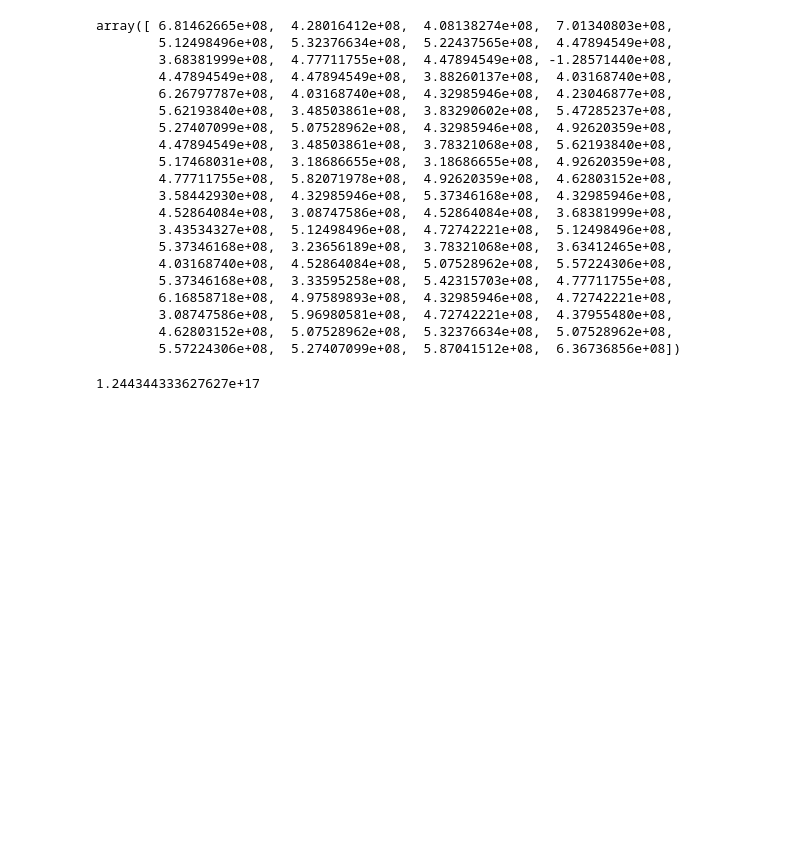
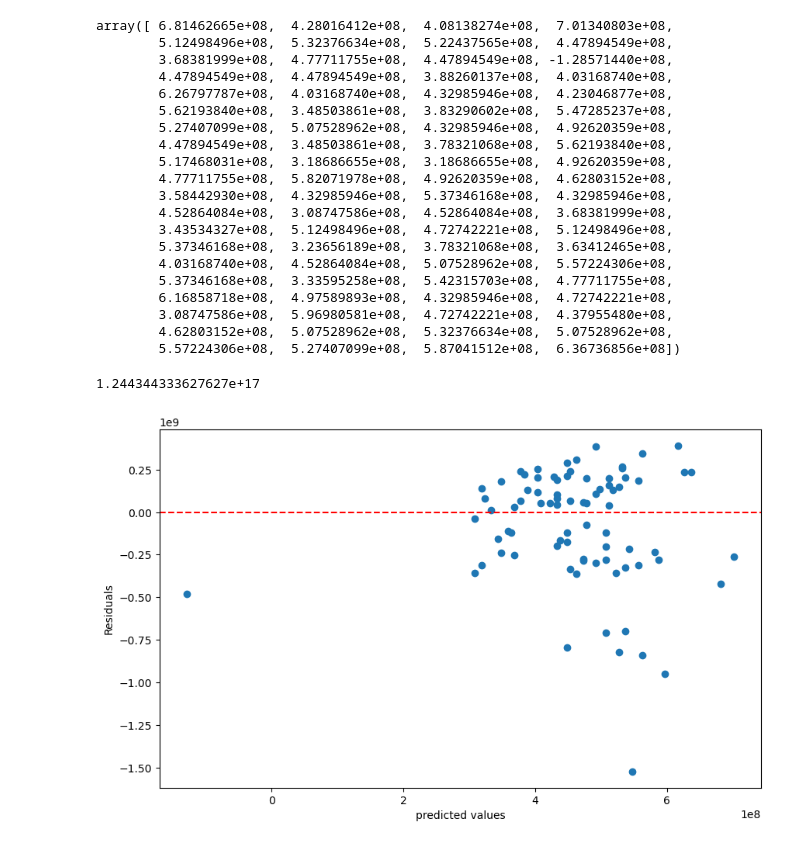
Before and after one commit to bhil246/Practice-Capstone-Case-Study, a Jupyter notebook: scratch/scratch.ipynb, the cells around one changed output. Cells and saved outputs as stored; diff of their text form; code cells hidden in the pictures; blank space fills up the shorter version.

```diff
--- a/scratch/scratch.ipynb
+++ b/scratch/scratch.ipynb
@@ -164,7 +159,7 @@ def convert_runtime(runtime):
         return np.nan
     return hours * 60 + minutes
 # Apply the function to the 'Movie Runtime' column
-df['Movie Runtime (in minutes)'] = disney_df['Movie Runtime'].apply(convert_runtime)
+df['Movie Runtime (in minutes)'] = df['Movie Runtime'].apply(convert_runtime)
 df[['Title', 'Movie Runtime', 'Movie Runtime (in minutes)']].head()
 # %% [output]
 |  | Title | Movie Runtime | Movie Runtime (in minutes) |
@@ -287,3 +290,14 @@ array([ 6.81462665e+08,  4.28016412e+08,  4.08138274e+08,  7.01340803e+08,
 mse
 # %% [output]
 1.244344333627627e+17
+# %%
+residuals = y_pred - y_test
+# %%
+plt.figure(figsize=(10, 6))
+plt.scatter(y_pred, residuals)
+plt.axhline(y=0, color='red', linestyle="--")
+plt.xlabel('predicted values')
+plt.ylabel('Residuals')
+plt.show()
+# %% [output]
+[figure, added]
```
Also changed, not shown: parts of 14 cells of this notebook.
